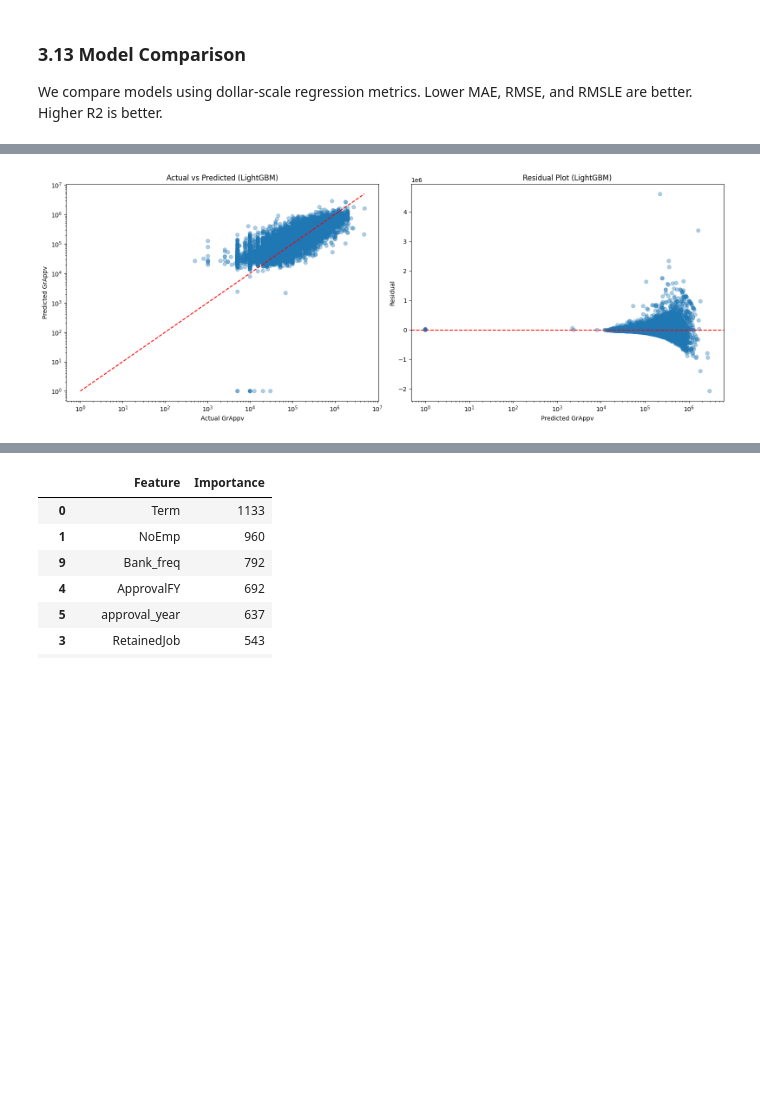
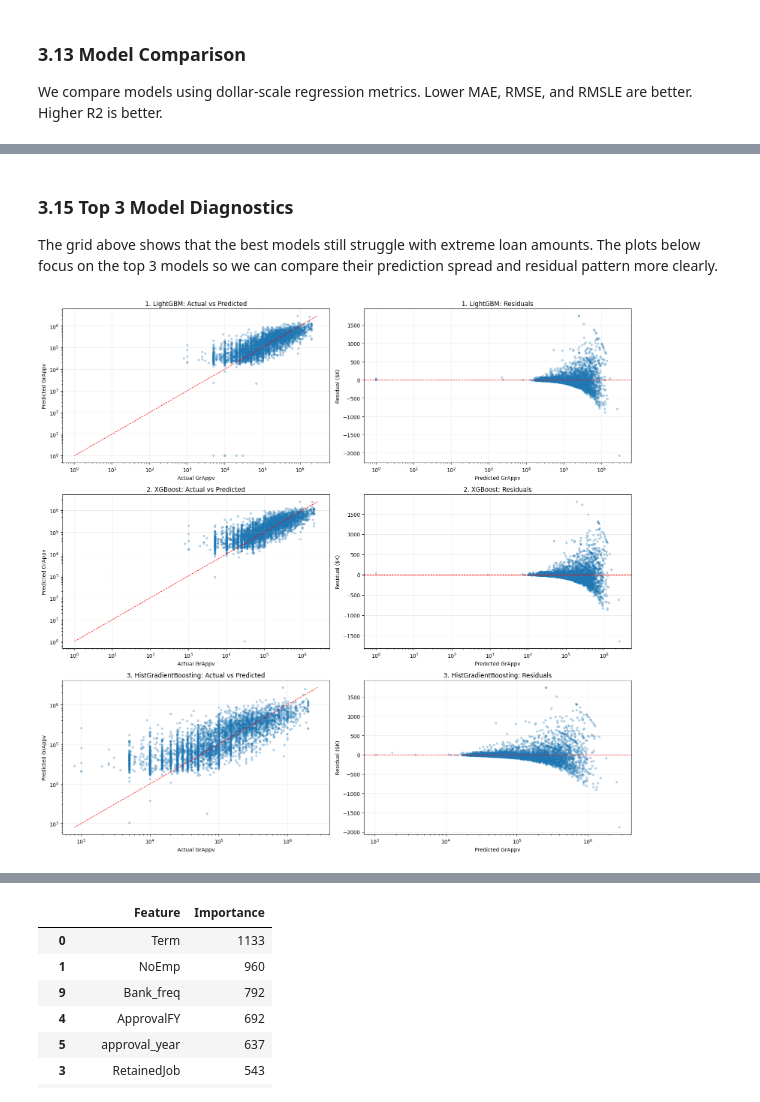
Before and after one commit to kushalkrishnappa/fai-final-project-2026, a Jupyter notebook: src/LendWise.ipynb, the cells around one changed output, grey strips where cells are left out. Drawn from its saved outputs; the diff is of its cells as text; code cells hidden in the pictures; blank space fills up the shorter version.

Commit message:
Add model diagnostics and top model ranking

```diff
--- a/src/LendWise.ipynb
+++ b/src/LendWise.ipynb
@@ -1351,6 +1340,7 @@ We compare models using dollar-scale regression metrics. Lower MAE, RMSE, and RM
 # %%
 results_df = pd.DataFrame(model_results).drop_duplicates(subset=["Model"], keep="last")
 results_df = results_df.sort_values(by="RMSE").reset_index(drop=True)
+results_df.insert(0, "Rank", np.arange(1, len(results_df) + 1))
 results_df.to_csv(DATA_DIR / "model_results.csv", index=False)
 results_df
 # %% [output]
@@ -1369,9 +1359,18 @@ results_df
 # %%
-best_model_name = results_df.loc[0, "Model"]
+top3_results_df = results_df.head(3).copy()
+top3_model_names = top3_results_df["Model"].tolist()
+
+best_model_name = top3_model_names[0]
 best_predictions = model_predictions[best_model_name]
 
-print(f"Best model by RMSE: {best_model_name}")
-print(f"Best RMSE: ${results_df.loc[0, 'RMSE']:,.2f}")
-print(f"Best MAE: ${results_df.loc[0, 'MAE']:,.2f}")
-print(f"Best R2: {results_df.loc[0, 'R2']:.4f}")
+print("Top 3 models by RMSE:")
+for _, row in top3_results_df.iterrows():
+    print(
+        f"{int(row['Rank'])}. {row['Model']} - "
+        f"RMSE: ${row['RMSE']:,.2f}, "
+        f"MAE: ${row['MAE']:,.2f}, "
+        f"R2: {row['R2']:.4f}"
+    )
+
+top3_results_df
 # %% [output]
@@ -1386,36 +1469,38 @@ These plots show how the best model behaves on the test set.
+# %% [markdown]
+### 3.15 Top 3 Model Diagnostics
+
+The grid above shows that the best models still struggle with extreme loan amounts. The plots below focus on the top 3 models so we can compare their prediction spread and residual pattern more clearly.
 # %%
-diagnostic_sample_size = min(10_000, len(y_test_actual))
-rng = np.random.default_rng(42)
-diagnostic_idx = rng.choice(len(y_test_actual), size=diagnostic_sample_size, replace=False)
+fig, axes = plt.subplots(len(top3_model_names), 2, figsize=(16, 5 * len(top3_model_names)))
+if len(top3_model_names) == 1:
+    axes = np.asarray([axes])
 
-actual_sample = y_test_actual[diagnostic_idx]
-pred_sample = best_predictions[diagnostic_idx]
-residual_sample = actual_sample - pred_sample
+for row_idx, model_name in enumerate(top3_model_names):
+    rank_row = results_df.loc[results_df["Model"] == model_name].iloc[0]
+    pred_sample = model_predictions[model_name][diagnostic_idx]
+    residual_sample = actual_sample - pred_sample
+    pred_plot = np.clip(pred_sample, 1, None)
+    min_val = min(actual_plot.min(), pred_plot.min())
+    max_val = max(actual_plot.max(), pred_plot.max())
 
-# Log-scale plots need positive values. This affects only the display, not the metrics.
-actual_plot = np.clip(actual_sample, 1, None)
-pred_plot = np.clip(pred_sample, 1, None)
+    axes[row_idx, 0].scatter(actual_plot, pred_plot, s=12, alpha=0.28)
+    axes[row_idx, 0].plot([min_val, max_val], [min_val, max_val], color="red", linestyle="--", linewidth=1)
+    axes[row_idx, 0].set_xscale("log")
+    axes[row_idx, 0].set_yscale("log")
+    axes[row_idx, 0].set_title(f"{int(rank_row['Rank'])}. {model_name}: Actual vs Predicted")
+    axes[row_idx, 0].set_xlabel("Actual GrAppv")
+    axes[row_idx, 0].set_ylabel("Predicted GrAppv")
+    axes[row_idx, 0].grid(True, alpha=0.25)
 
-fig, axes = plt.subplots(1, 2, figsize=(16, 6))
-
-axes[0].scatter(actual_plot, pred_plot, alpha=0.35)
-min_val = min(actual_plot.min(), pred_plot.min())
-max_val = max(actual_plot.max(), pred_plot.max())
-axes[0].plot([min_val, max_val], [min_val, max_val], color="red", linestyle="--")
-axes[0].set_xscale("log")
-axes[0].set_yscale("log")
-axes[0].set_title(f"Actual vs Predicted ({best_model_name})")
-axes[0].set_xlabel("Actual GrAppv")
-axes[0].set_ylabel("Predicted GrAppv")
-
-axes[1].scatter(pred_plot, residual_sample, alpha=0.35)
-axes[1].axhline(0, color="red", linestyle="--")
-axes[1].set_xscale("log")
-axes[1].set_title(f"Residual Plot ({best_model_name})")
-axes[1].set_xlabel("Predicted GrAppv")
-axes[1].set_ylabel("Residual")
+    axes[row_idx, 1].scatter(pred_plot, residual_sample / 1000, s=12, alpha=0.28)
+    axes[row_idx, 1].axhline(0, color="red", linestyle="--", linewidth=1)
+    axes[row_idx, 1].set_xscale("log")
+    axes[row_idx, 1].set_title(f"{int(rank_row['Rank'])}. {model_name}: Residuals")
+    axes[row_idx, 1].set_xlabel("Predicted GrAppv")
+    axes[row_idx, 1].set_ylabel("Residual ($K)")
+    axes[row_idx, 1].grid(True, alpha=0.25)
 
 plt.tight_layout()
 plt.show()
 # %% [output]
-[figure, old version]
+[figure, new version]
```
Also changed, not shown: parts of 36 cells of this notebook, 1 other file.
